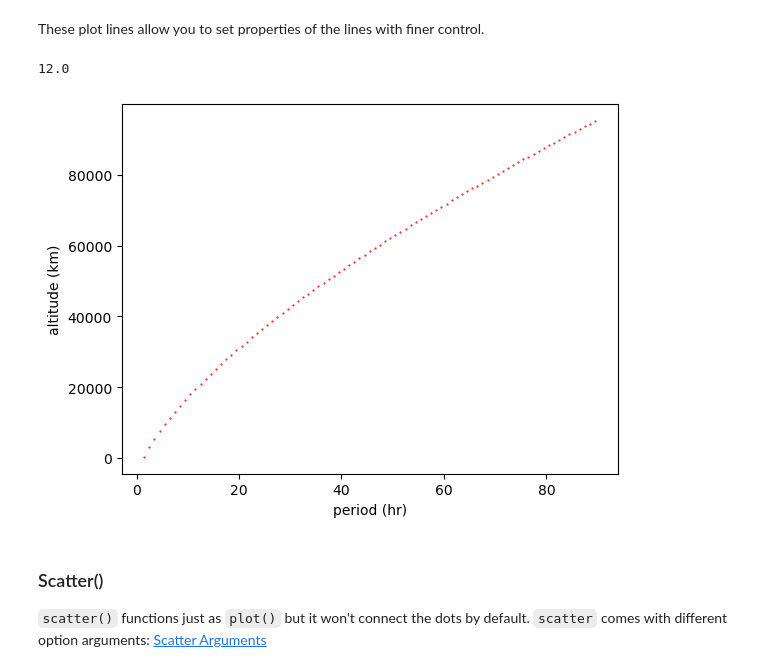
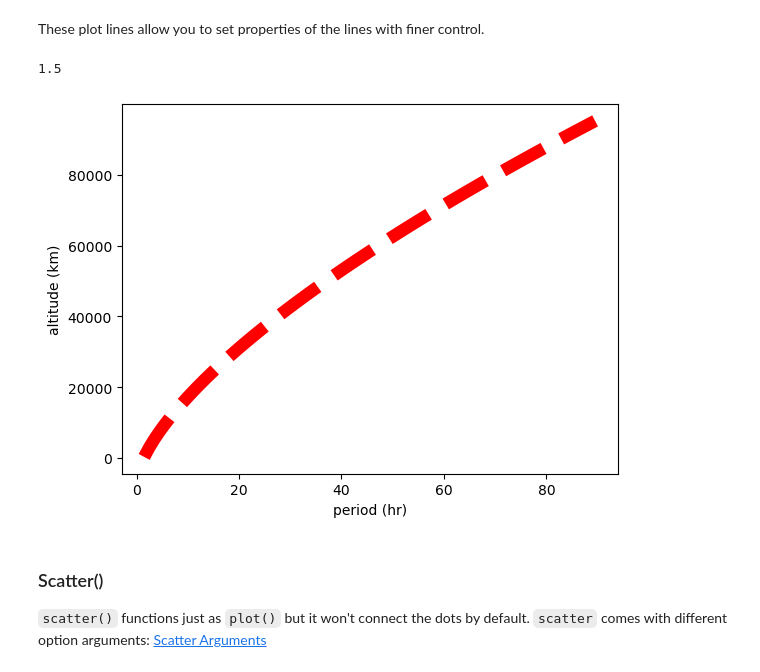
Before and after one commit to matteoostland/main, a Jupyter notebook: Python/PythonVisual.ipynb, the cells around one changed output. Cells and saved outputs as stored; diff of their text form; code cells hidden in the pictures.

```diff
--- a/Python/PythonVisual.ipynb
+++ b/Python/PythonVisual.ipynb
@@ -62,16 +62,16 @@ array([  283.03274312,  2982.71428589,  5334.84557302,  7469.94586702,
 These plot lines allow you to set properties of the lines with finer control.
 # %%
 ploth[0].get_linewidth()
-ploth[0].get_markersize()
+#ploth[0].get_markersize()
 # %% [output]
-12.0
+1.5
 # %%
-ploth = mp.plot(x,y/1000,'r.', markersize = 2)
+ploth = mp.plot(x,y/1000,'r--', markersize = 2)
 mp.xlabel("period (hr)")
 mp.ylabel("altitude (km)")
-ploth[0].set_linewidth(9)
+#ploth[0].set_linewidth(9)
 # %% [output]
-[figure, old version]
+[figure, new version]
 # %% [markdown]
 ### Scatter()
 `scatter()` functions just as `plot()` but it won't connect the dots by default. `scatter` comes with different option arguments: [Scatter Arguments](https://www.geeksforgeeks.org/matplotlib-pyplot-scatter-in-python/#)
```
Also changed, not shown: parts of 7 cells of this notebook, 5 other files.
